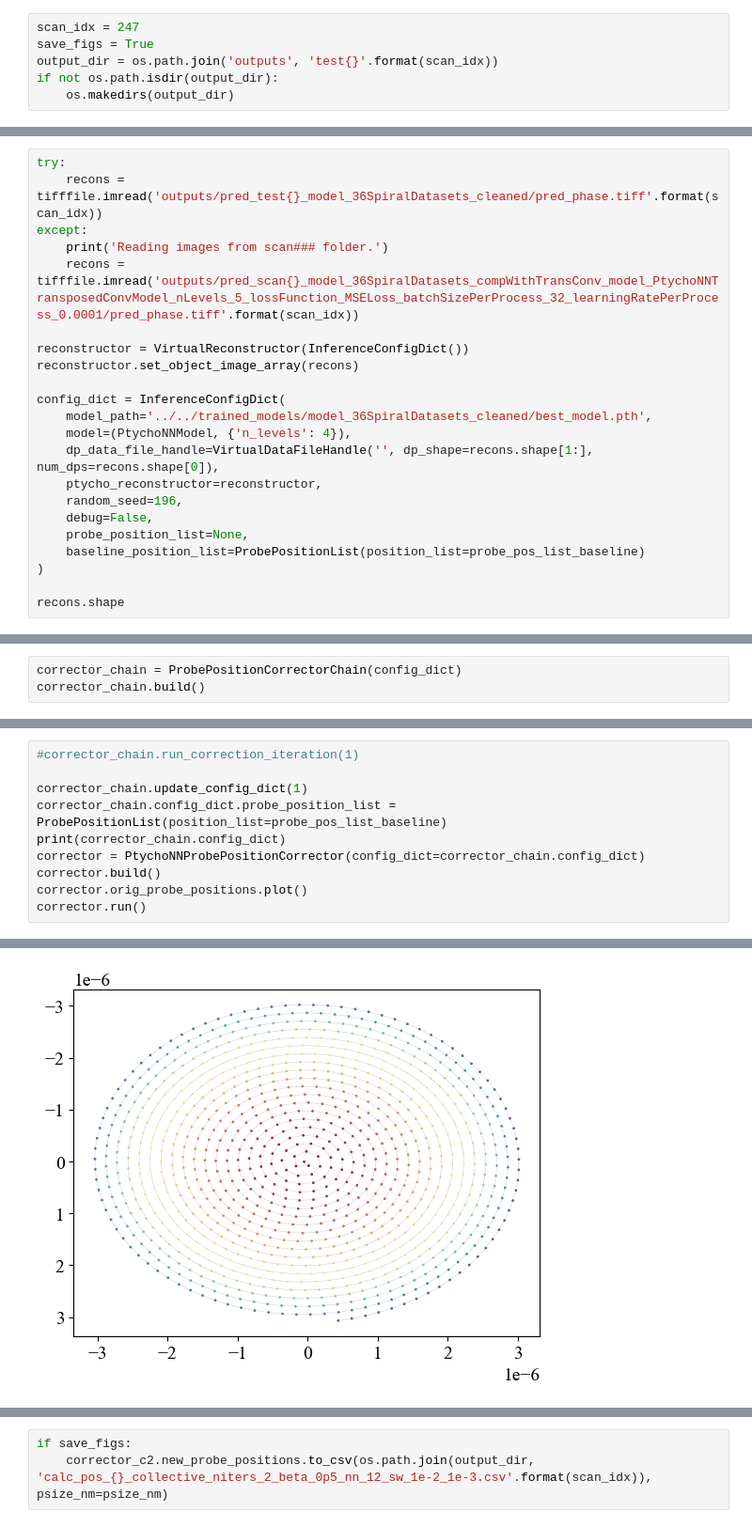
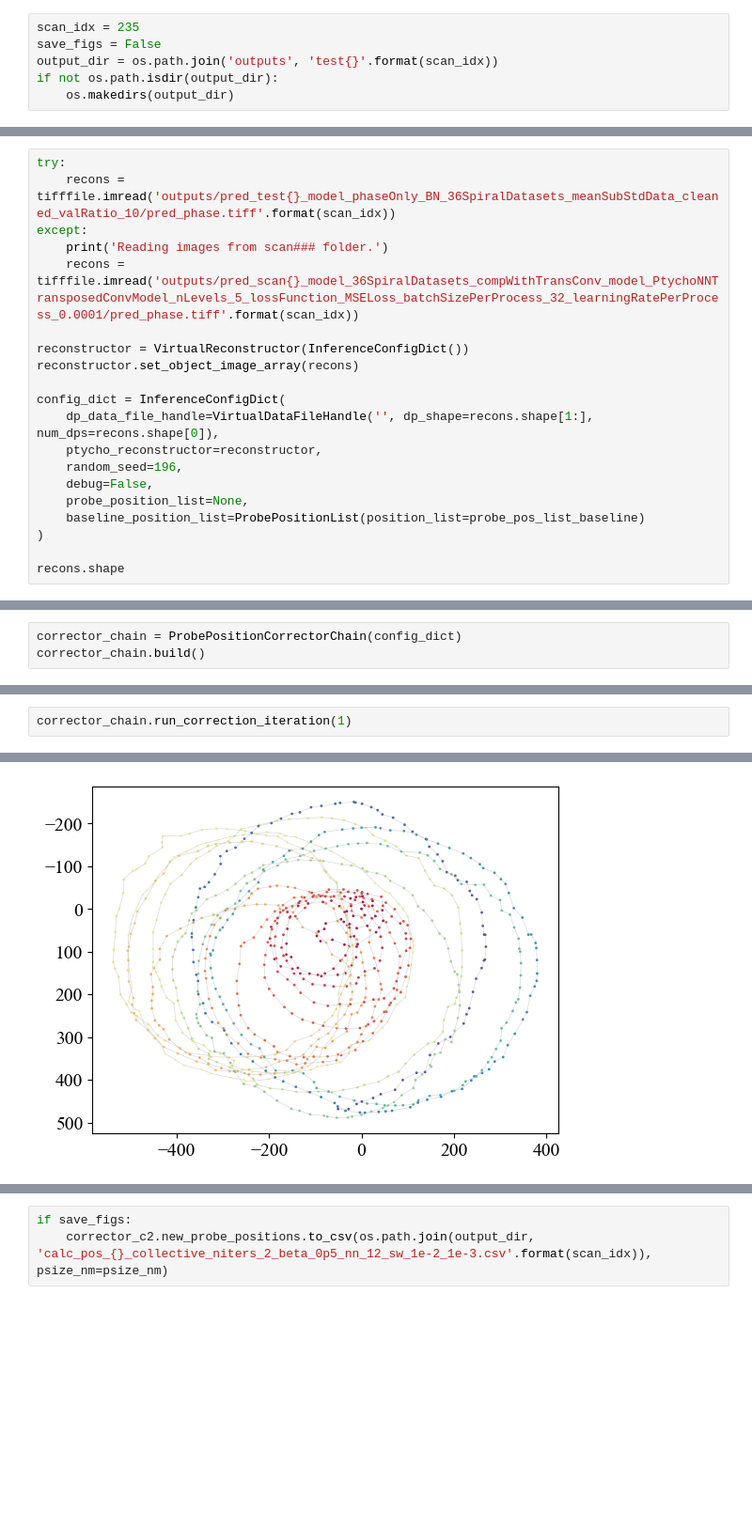
Before and after one commit to mdw771/probe_position_correction_w_ptychonn, a Jupyter notebook: workspace/large/test_correct_probe_pos.ipynb, the cells around one changed output, grey strips where cells are left out. Shown at 94% size. Saved outputs shown, nothing was run; the diff lists cells and outputs as text; blank space fills up the shorter version.

```diff
--- a/workspace/large/test_correct_probe_pos.ipynb
+++ b/workspace/large/test_correct_probe_pos.ipynb
@@ -29,8 +29,8 @@ plt.viridis()
 # %% [output]
 <Figure size 640x480 with 0 Axes>
 # %%
-scan_idx = 247
-save_figs = True
+scan_idx = 235
+save_figs = False
 output_dir = os.path.join('outputs', 'test{}'.format(scan_idx))
 if not os.path.isdir(output_dir):
     os.makedirs(output_dir)
@@ -52,7 +52,7 @@ s = scaling_dict[scan_idx]
 probe_pos_list_baseline = np.genfromtxt('data/pos221.csv', delimiter=',').astype('float32') / (psize_nm * 1e-9) * s  # Baseline
 # %%
 try:
-    recons = tifffile.imread('outputs/pred_test{}_model_36SpiralDatasets_cleaned/pred_phase.tiff'.format(scan_idx))
+    recons = tifffile.imread('outputs/pred_test{}_model_phaseOnly_BN_36SpiralDatasets_meanSubStdData_cleaned_valRatio_10/pred_phase.tiff'.format(scan_idx))
 except:
     print('Reading images from scan### folder.')
     recons = tifffile.imread('outputs/pred_scan{}_model_36SpiralDatasets_compWithTransConv_model_PtychoNNTransposedConvModel_nLevels_5_lossFunction_MSELoss_batchSizePerProcess_32_learningRatePerProcess_0.0001/pred_phase.tiff'.format(scan_idx))
@@ -61,8 +61,6 @@ reconstructor = VirtualReconstructor(InferenceConfigDict())
 reconstructor.set_object_image_array(recons)
 
 config_dict = InferenceConfigDict(
-    model_path='../../trained_models/model_36SpiralDatasets_cleaned/best_model.pth',
-    model=(PtychoNNModel, {'n_levels': 4}),
     dp_data_file_handle=VirtualDataFileHandle('', dp_shape=recons.shape[1:], num_dps=recons.shape[0]),
     ptycho_reconstructor=reconstructor,
     random_seed=196,
@@ -166,11 +149,3 @@ plt.legend()
 # %%
-#corrector_chain.run_correction_iteration(1)
-
-corrector_chain.update_config_dict(1)
-corrector_chain.config_dict.probe_position_list = ProbePositionList(position_list=probe_pos_list_baseline)
-print(corrector_chain.config_dict)
-corrector = PtychoNNProbePositionCorrector(config_dict=corrector_chain.config_dict)
-corrector.build()
-corrector.orig_probe_positions.plot()
-corrector.run()
+corrector_chain.run_correction_iteration(1)
 # %% [output]
@@ -196 +172 @@ hybrid_registration_tols_multiiter: [[0.15, 0.15], [0.15, 0.15], [0.15, 0.15]]
-[figure, old version]
+[figure, new version]
```
Also changed, not shown: parts of 12 cells of this notebook, 1 other file.
